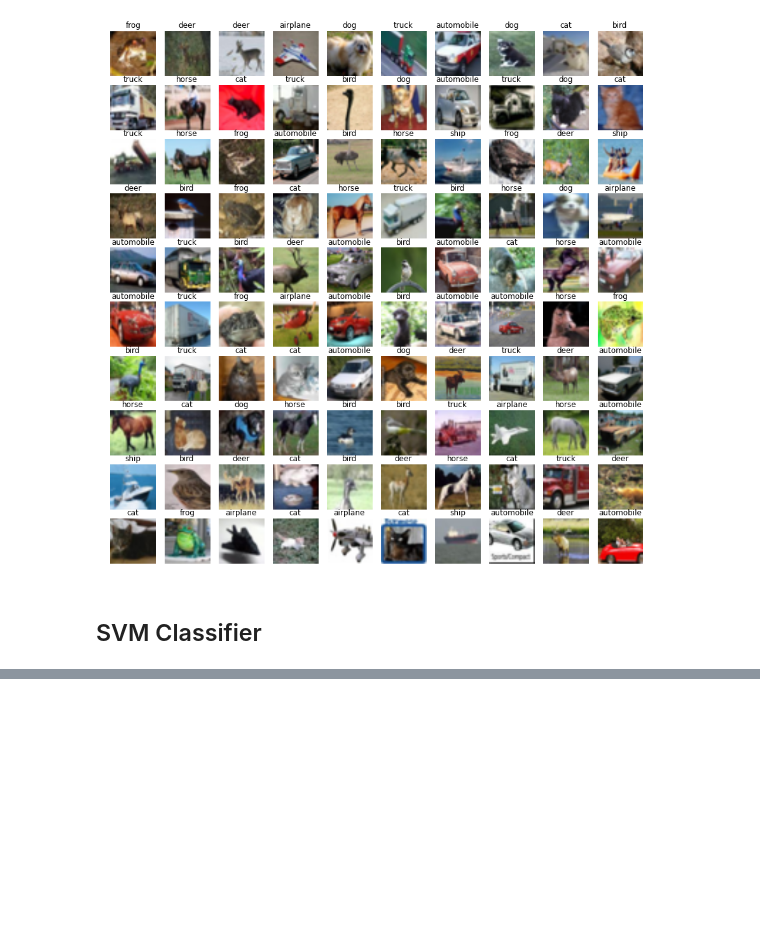
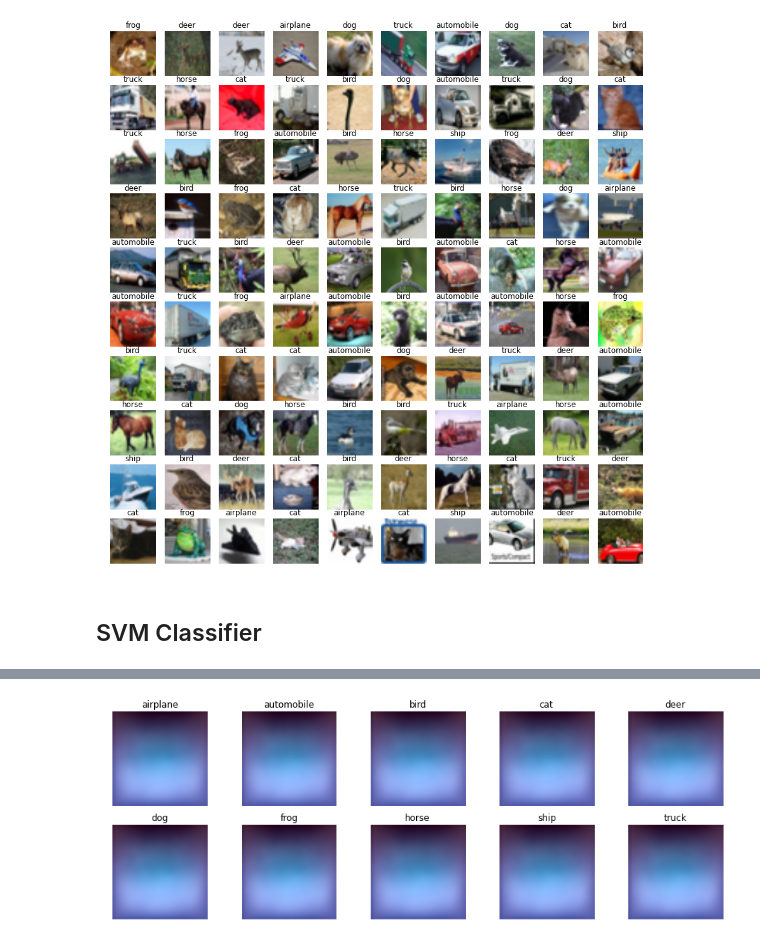
Before and after one commit to stormy-ua/MachineLearning, a Jupyter notebook: CIFAR-10/CIFAR-10 - Linear Classification.ipynb, the cells around one changed output, grey strips where cells are left out. Saved outputs shown, nothing was run; the diff lists cells and outputs as text; code cells hidden in the pictures; blank space fills up the shorter version.

```diff
--- a/CIFAR-10/CIFAR-10 - Linear Classification.ipynb
+++ b/CIFAR-10/CIFAR-10 - Linear Classification.ipynb
@@ -140,5 +161,5 @@ class SVMClassifier:
 # %%
-svm = SVMClassifier(epochs=200)
+svm = SVMClassifier(epochs=5, learningRate=0.01)
 svm.fit(trainX, trainY)
 # %% [output]
 0%                                                                                                100%
@@ -154,0 +181,16 @@ plt.ylabel('Loss')
+# %%
+fig, ax = plt.subplots(nrows=2, ncols=5)
+
+for i in range(0, 2):
+    for k in range(0, 5):
+        weights = svm.W[i*5 + k, 1:] - np.min(svm.W[i*5 + k, 1:])
+        weights = weights/np.max(weights)
+        weights = np.array(weights*255, dtype=np.uint8)
+        plt.imshow(weights.reshape(3, 32, 32).transpose(1, 2, 0))
+        ax[i, k].imshow(weights.reshape(3, 32, 32).transpose(1, 2, 0))
+        ax[i, k].set_axis_off()
+        ax[i, k].set_title(labels[i*5 + k])
+
+fig.set_size_inches((15, 5))
+# %% [output]
+[figure, added]
```
Also changed, not shown: parts of 19 cells of this notebook.
